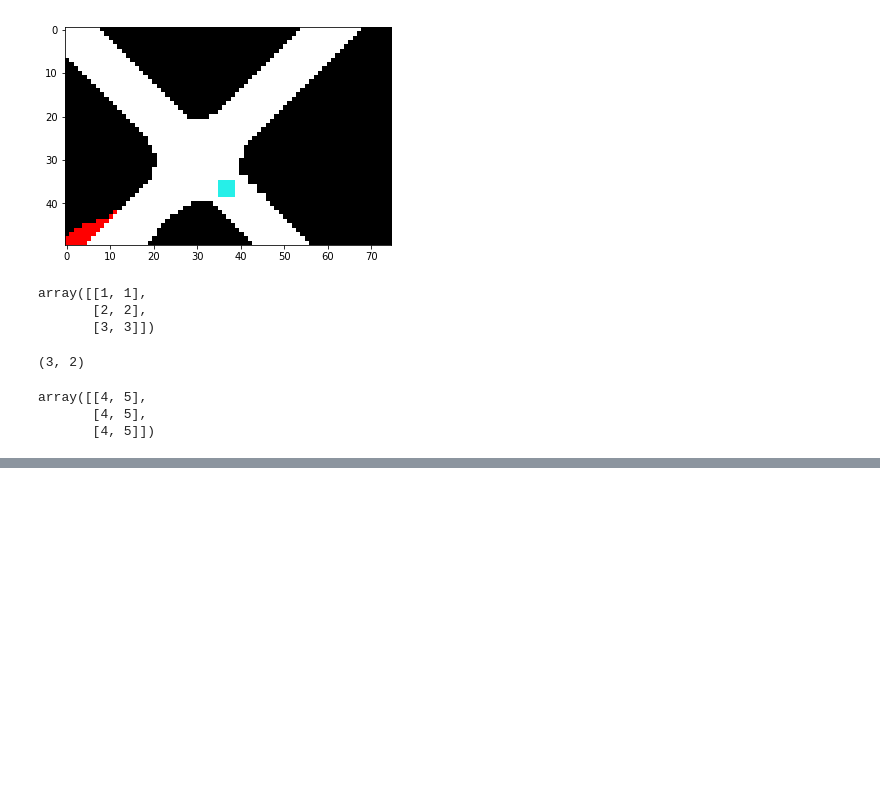
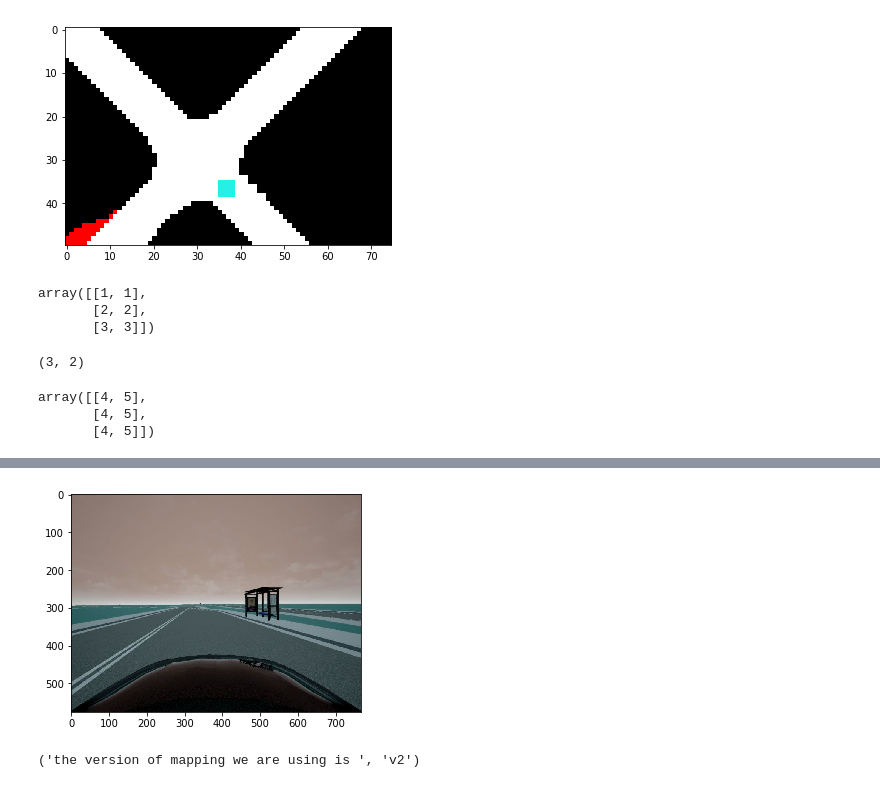
Before and after one commit to gy20073/CIL_modular, a Jupyter notebook: test.ipynb, the cells around one changed output, grey strips where cells are left out. Drawn from its saved outputs; the diff is of its cells as text; code cells hidden in the pictures; blank space fills up the shorter version.

```diff
--- a/test.ipynb
+++ b/test.ipynb
@@ -1384,0 +1429,27 @@ array([[4, 5],
+# %%
+import cv2
+cam=f['CameraMiddle'][0]
+cam = cv2.imdecode(cam, 1)
+plt.imshow(cam)
+plt.show()
+# %% [output]
+[figure, added]
+# %%
+h5 = "/home/yang/data/aws_data/carla_collect/exptown_v19_weather_way/default_ImageSizeX=700_WeatherId=01/data_00000.h5"
+import h5py
+f=h5py.File(h5, 'r')
+steers = f['targets'][:, 0]
+pos = f['targets'][:,8:10]
+mh = mapping_helper.mapping_helper(output_height_pix=50, version="v2")
+
+for i in range(200):
+    m = mh.get_map("11", pos[i, :], [0.0,0.,0.0])
+    db = m * 255
+    color = db[db.shape[0]*3//4, db.shape[1]//2, :]
+    if color[0]==255 and color[1]==0 and color[2]==0:
+        print(steers[i])
+        print(i)
+    elif color[0]==0 and color[1]==255 and color[2]==0:
+        print("error")
+# %% [output]
+('the version of mapping we are using is ', 'v2')
```
Also changed, not shown: parts of 9 cells of this notebook, 20 other files.
